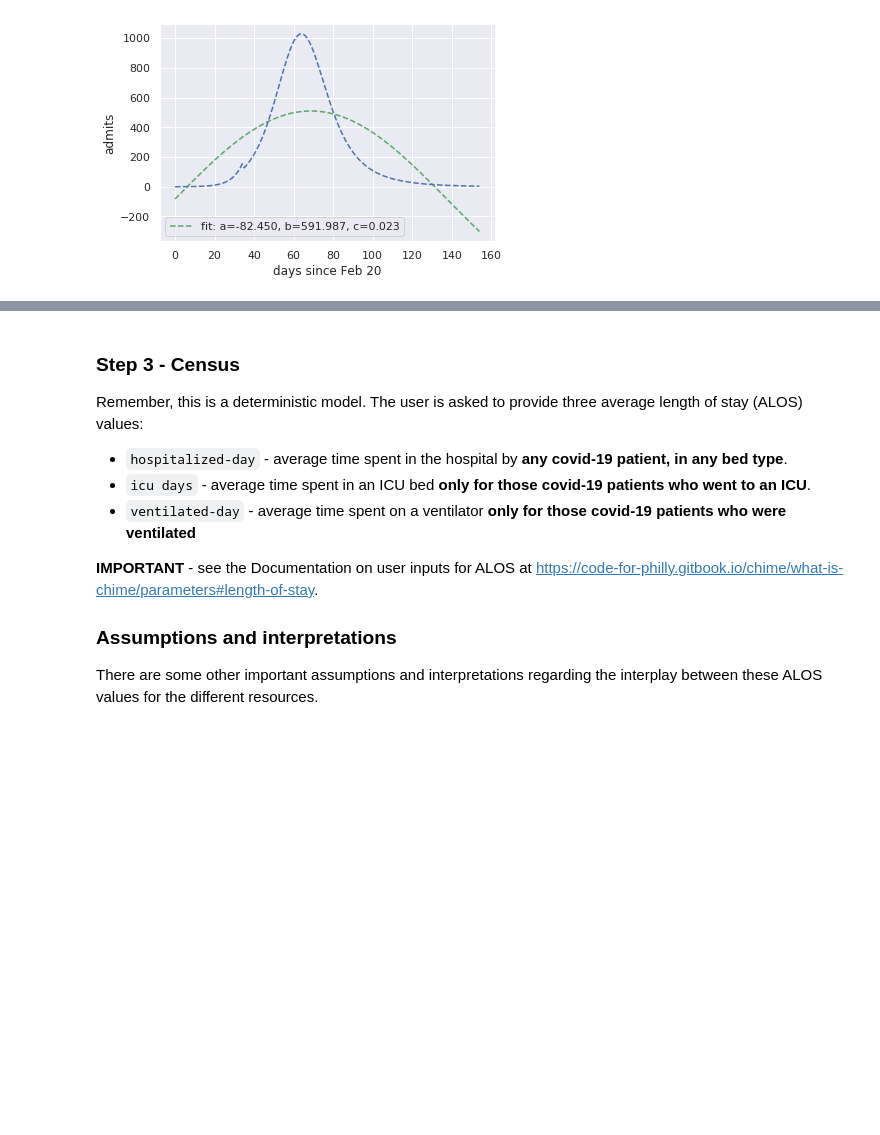
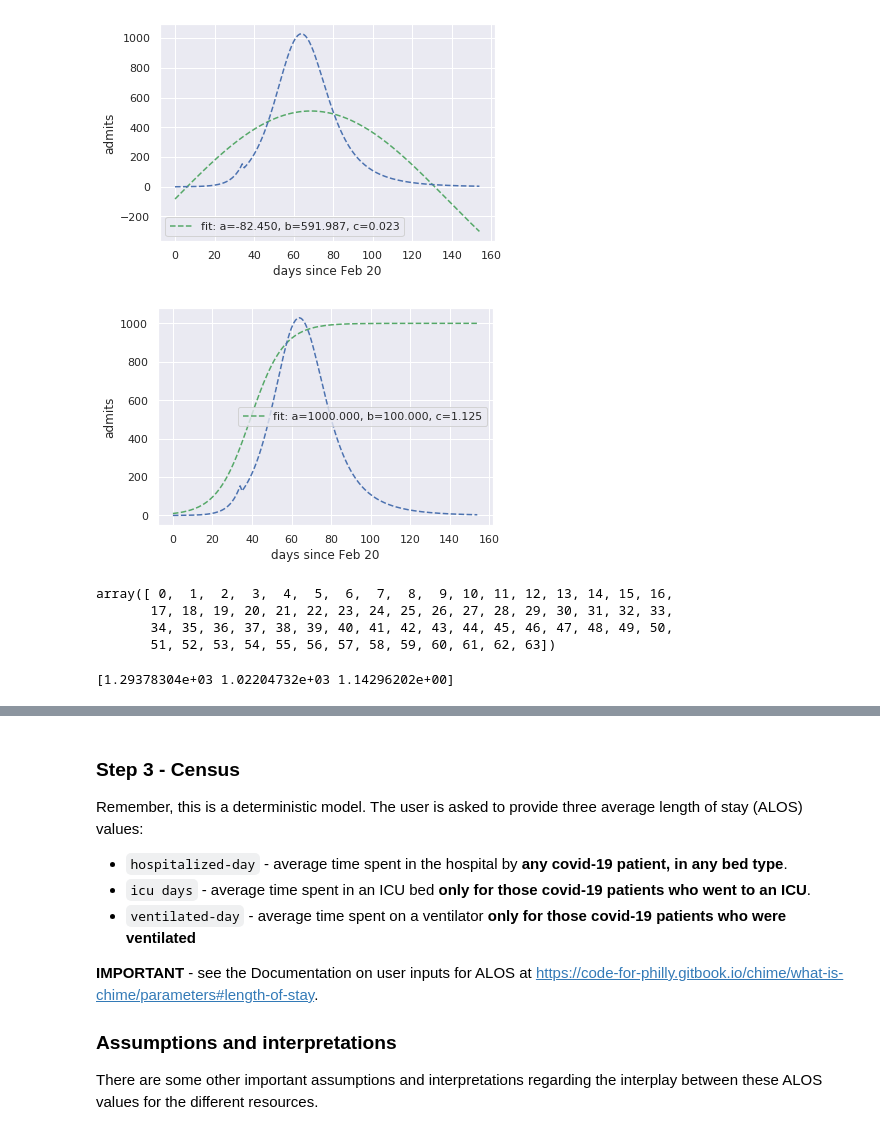
Before and after one commit to misken/c19, a Jupyter notebook: mychime/modeling/chime_flow_resources_p2.ipynb, the cells around one changed output, grey strips where cells are left out. Saved outputs shown, nothing was run; the diff lists cells and outputs as text; code cells hidden in the pictures; blank space fills up the shorter version.

Commit message:
starting to fit logistic functions

```diff
--- a/mychime/modeling/chime_flow_resources_p2.ipynb
+++ b/mychime/modeling/chime_flow_resources_p2.ipynb
@@ -265,3 +265,21 @@ plt.legend()
 plt.show()
 # %% [output]
 [figure]
+# %%
+# Function to fit
+def logistic_func(x, a, b, c):
+     return a /(1 + b * c ** -x)
+# %%
+(a, b, c) = (1000.0, 100, 1.125)
+# %%
+y1 = np.array(logistic_func(x, a, b, c))
+# %%
+plt.plot(x, y1, 'g--',
+         label='fit: a={:5.3f}, b={:5.3f}, c={:5.3f}'.format(a, b, c))
+plt.plot(x, y_act, 'b--')
+plt.xlabel('days since Feb 20')
+plt.ylabel('admits')
+plt.legend()
+plt.show()
+# %% [output]
+[figure, added]
@@ -267,0 +289,13 @@ plt.show()
+# %%
+x1 = x[:np.argmax(y_act)]
+x1
+# %% [output]
+array([ 0,  1,  2,  3,  4,  5,  6,  7,  8,  9, 10, 11, 12, 13, 14, 15, 16,
+       17, 18, 19, 20, 21, 22, 23, 24, 25, 26, 27, 28, 29, 30, 31, 32, 33,
+       34, 35, 36, 37, 38, 39, 40, 41, 42, 43, 44, 45, 46, 47, 48, 49, 50,
+       51, 52, 53, 54, 55, 56, 57, 58, 59, 60, 61, 62, 63])
+# %%
+popt, pcov = curve_fit(logistic_func, x1, y_act_1,  p0=(a, b, c))
+print(popt)
+# %% [output]
+[1.29378304e+03 1.02204732e+03 1.14296202e+00]
```
Also changed, not shown: parts of 4 cells of this notebook.
